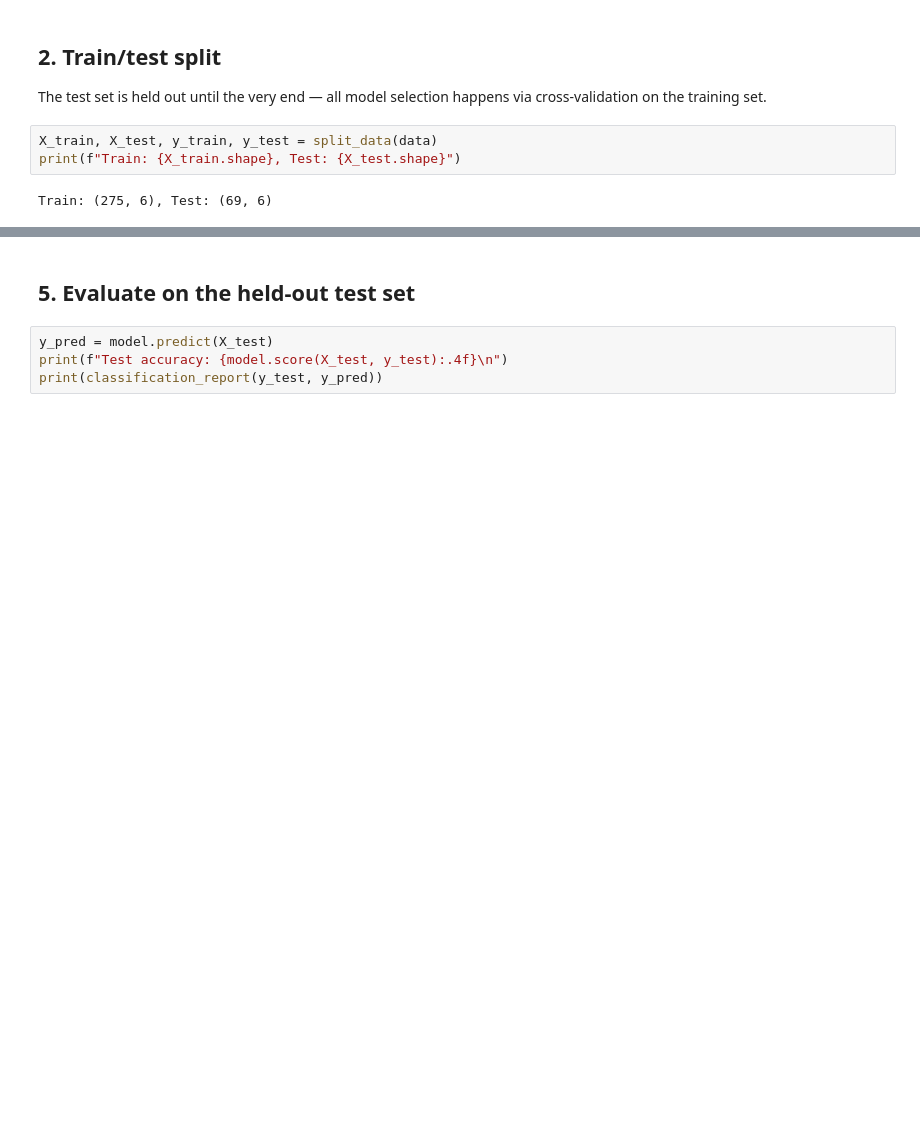
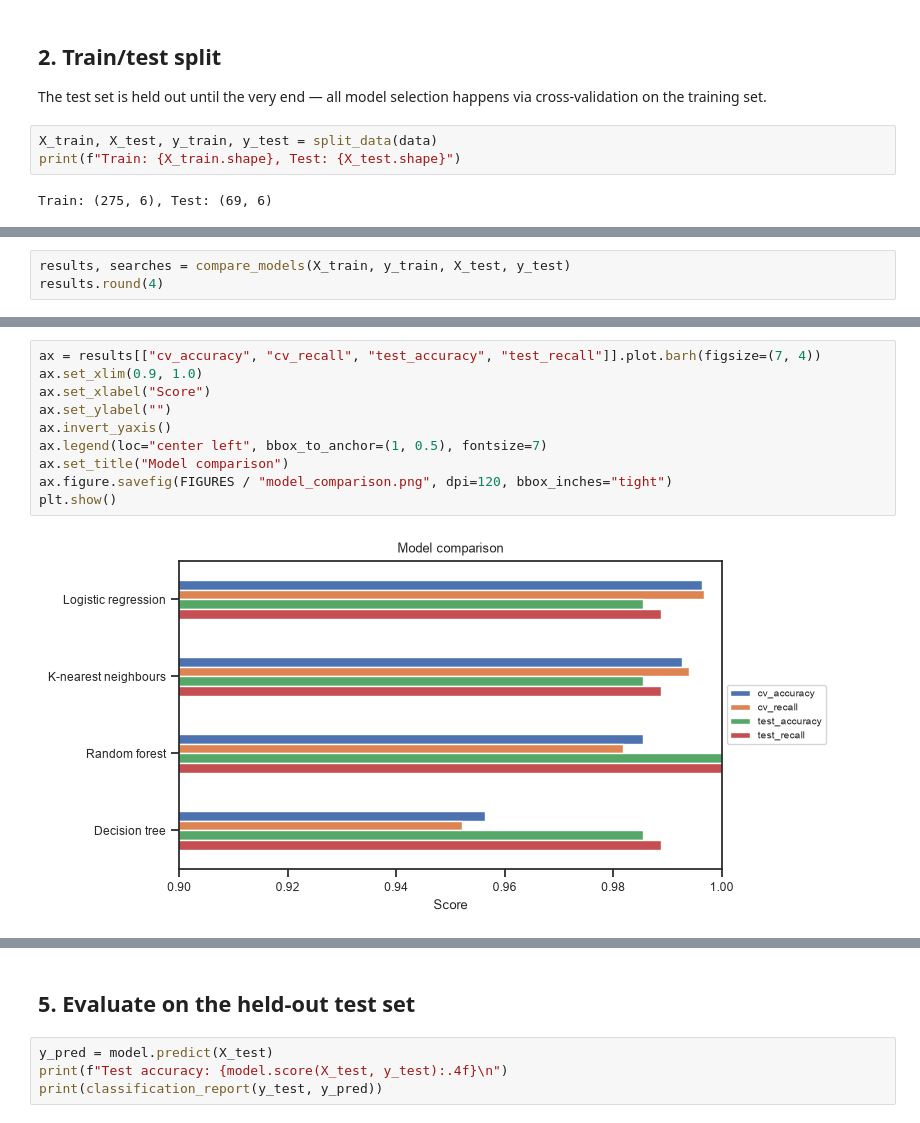
Before and after one commit to kwameaj67/which_penguin, a Jupyter notebook: notebooks/which_penguin.ipynb, the cells around one changed output, grey strips where cells are left out. Saved outputs shown, nothing was run; the diff lists cells and outputs as text; blank space fills up the shorter version.

Commit message:
added and comparison between penguin classification models
Tune four classifiers with cross-validation, report accuracy and macro recall, and save the model with the best CV accuracy

```diff
--- a/notebooks/which_penguin.ipynb
+++ b/notebooks/which_penguin.ipynb
@@ -141,0 +149,3 @@ Very strong regularisation (`C=0.01`) underfits; beyond `C≈1` accuracy plateau
+# %%
+results, searches = compare_models(X_train, y_train, X_test, y_test)
+results.round(4)
@@ -141,0 +159,12 @@ Very strong regularisation (`C=0.01`) underfits; beyond `C≈1` accuracy plateau
+# %%
+ax = results[["cv_accuracy", "cv_recall", "test_accuracy", "test_recall"]].plot.barh(figsize=(7, 4))
+ax.set_xlim(0.9, 1.0)
+ax.set_xlabel("Score")
+ax.set_ylabel("")
+ax.invert_yaxis()
+ax.legend(loc="center left", bbox_to_anchor=(1, 0.5), fontsize=7)
+ax.set_title("Model comparison")
+ax.figure.savefig(FIGURES / "model_comparison.png", dpi=120, bbox_inches="tight")
+plt.show()
+# %% [output]
+[figure, added]
```
Also changed, not shown: parts of 24 cells of this notebook, 6 other files.
